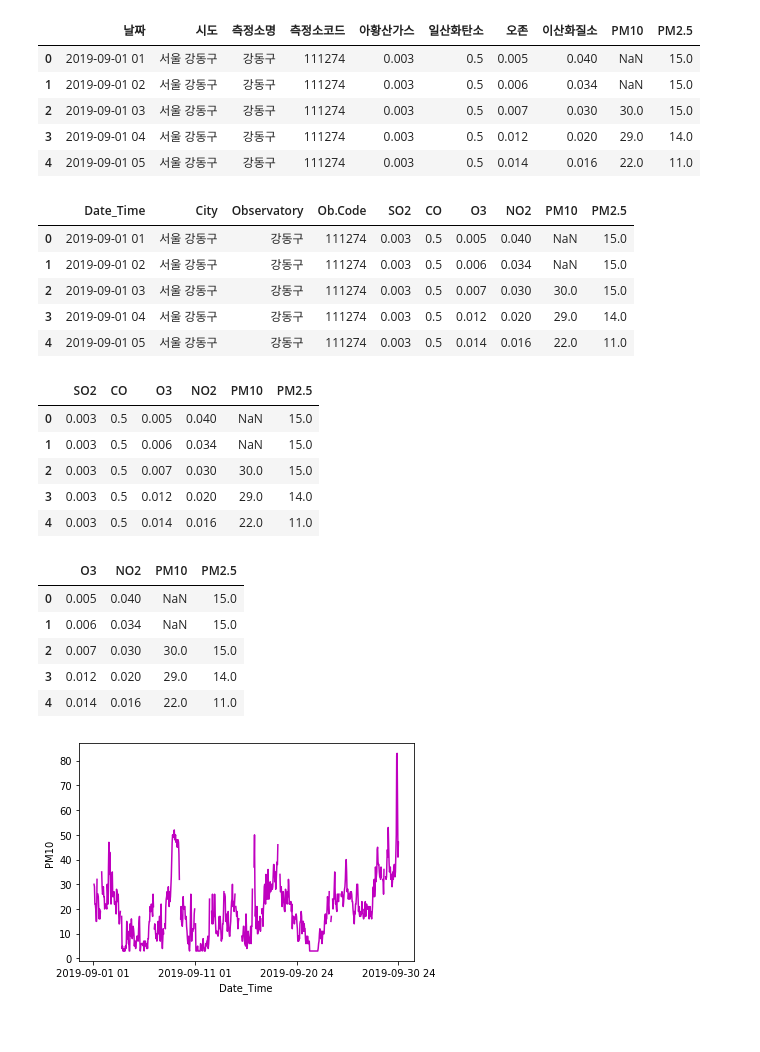
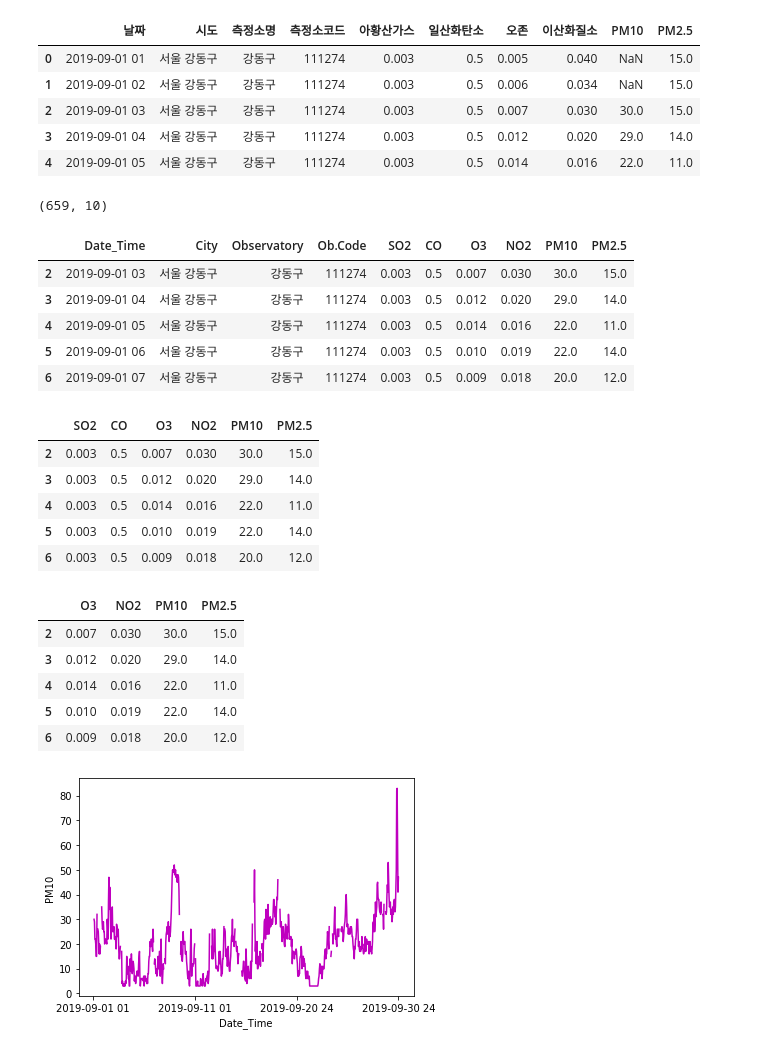
Before and after one commit to choisooyeon007/hello-world, a Jupyter notebook: air-korea.ipynb, the cells around one changed output. Drawn from its saved outputs; the diff is of its cells as text; code cells hidden in the pictures.

```diff
--- a/air-korea.ipynb
+++ b/air-korea.ipynb
@@ -19,39 +19,42 @@ df.head()
 | 4 | 2019-09-01 05 | 서울 강동구 | 강동구 | 111274 | 0.003 | 0.5 | 0.014 | 0.016 | 22.0 | 11.0 |
 # %%
 df.columns=["Date_Time","City",'Observatory','Ob.Code','SO2','CO','O3','NO2','PM10','PM2.5']
-df.head()
+df1=df.dropna(axis=0)
+print(df1.shape)
+df1.head()
 # %% [output]
+(659, 10)
 |  | Date_Time | City | Observatory | Ob.Code | SO2 | CO | O3 | NO2 | PM10 | PM2.5 |
-| 0 | 2019-09-01 01 | 서울 강동구 | 강동구 | 111274 | 0.003 | 0.5 | 0.005 | 0.040 | NaN | 15.0 |
-| 1 | 2019-09-01 02 | 서울 강동구 | 강동구 | 111274 | 0.003 | 0.5 | 0.006 | 0.034 | NaN | 15.0 |
 | 2 | 2019-09-01 03 | 서울 강동구 | 강동구 | 111274 | 0.003 | 0.5 | 0.007 | 0.030 | 30.0 | 15.0 |
 | 3 | 2019-09-01 04 | 서울 강동구 | 강동구 | 111274 | 0.003 | 0.5 | 0.012 | 0.020 | 29.0 | 14.0 |
 | 4 | 2019-09-01 05 | 서울 강동구 | 강동구 | 111274 | 0.003 | 0.5 | 0.014 | 0.016 | 22.0 | 11.0 |
+| 5 | 2019-09-01 06 | 서울 강동구 | 강동구 | 111274 | 0.003 | 0.5 | 0.010 | 0.019 | 22.0 | 14.0 |
+| 6 | 2019-09-01 07 | 서울 강동구 | 강동구 | 111274 | 0.003 | 0.5 | 0.009 | 0.018 | 20.0 | 12.0 |
 # %%
 import matplotlib.pyplot as plt
 import numpy as np
 import seaborn as sns
 import matplotlib.dates as mdates
 # %%
-df1=df.drop(["Date_Time",'City','Observatory','Ob.Code'], axis='columns')
-df1.head()
+df2=df1.drop(["Date_Time",'City','Observatory','Ob.Code'], axis='columns')
+df2.head()
 # %% [output]
 |  | SO2 | CO | O3 | NO2 | PM10 | PM2.5 |
-| 0 | 0.003 | 0.5 | 0.005 | 0.040 | NaN | 15.0 |
-| 1 | 0.003 | 0.5 | 0.006 | 0.034 | NaN | 15.0 |
 | 2 | 0.003 | 0.5 | 0.007 | 0.030 | 30.0 | 15.0 |
 | 3 | 0.003 | 0.5 | 0.012 | 0.020 | 29.0 | 14.0 |
 | 4 | 0.003 | 0.5 | 0.014 | 0.016 | 22.0 | 11.0 |
+| 5 | 0.003 | 0.5 | 0.010 | 0.019 | 22.0 | 14.0 |
+| 6 | 0.003 | 0.5 | 0.009 | 0.018 | 20.0 | 12.0 |
 # %%
-df2=df1.drop(["SO2","CO"], axis='columns')
-df2.head()
+df3=df2.drop(["SO2","CO"], axis='columns')
+df3.head()
 # %% [output]
 |  | O3 | NO2 | PM10 | PM2.5 |
-| 0 | 0.005 | 0.040 | NaN | 15.0 |
-| 1 | 0.006 | 0.034 | NaN | 15.0 |
 | 2 | 0.007 | 0.030 | 30.0 | 15.0 |
 | 3 | 0.012 | 0.020 | 29.0 | 14.0 |
 | 4 | 0.014 | 0.016 | 22.0 | 11.0 |
+| 5 | 0.010 | 0.019 | 22.0 | 14.0 |
+| 6 | 0.009 | 0.018 | 20.0 | 12.0 |
 # %%
 X=df.iloc[:,0]
 Y=df.iloc[:,8]
```
Also changed, not shown: parts of 5 cells of this notebook.
